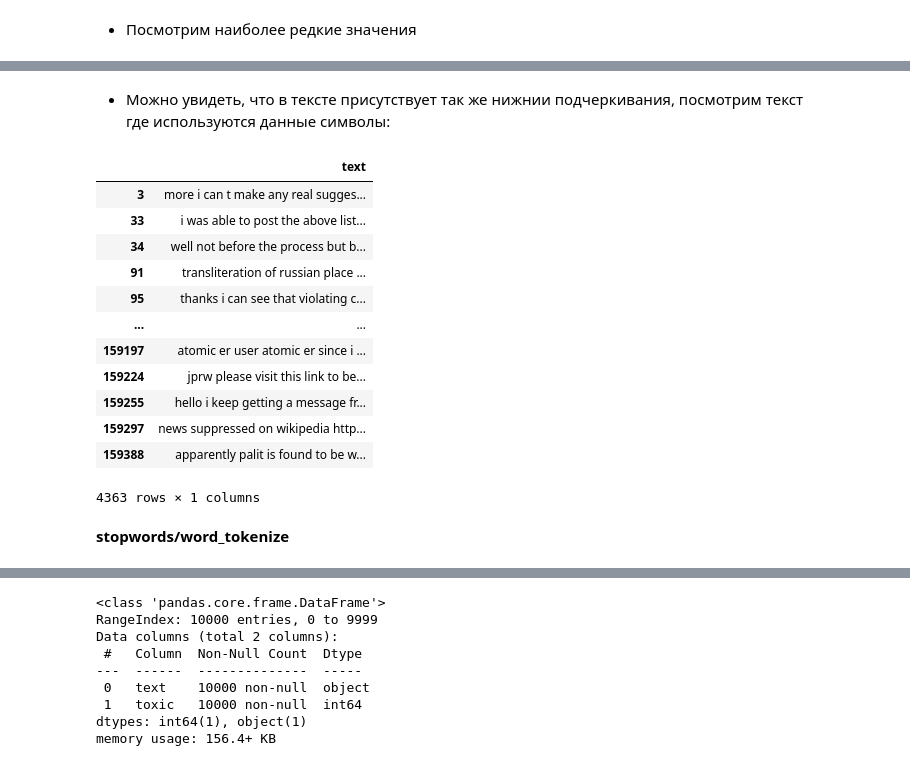
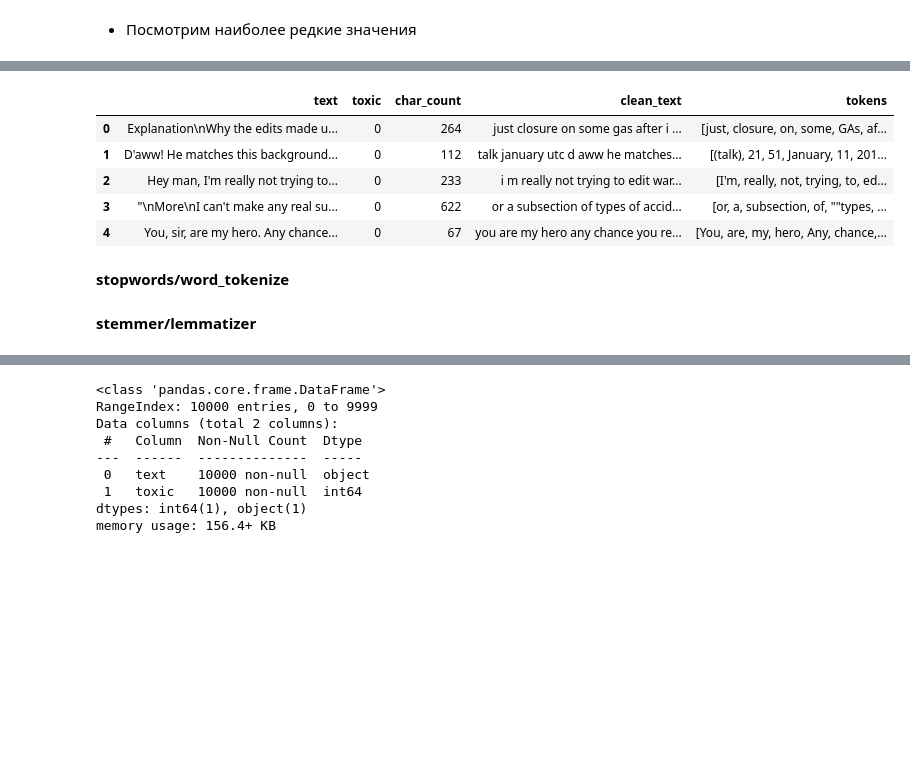
Before and after one commit to Denis-Mukhanov/toxic-comments, a Jupyter notebook: toxic_comments.ipynb, the cells around one changed output, grey strips where cells are left out. Cells and saved outputs as stored; diff of their text form; code cells hidden in the pictures; blank space fills up the shorter version.

Commit message:
add clean text

```diff
--- a/toxic_comments.ipynb
+++ b/toxic_comments.ipynb
@@ -248,6 +268,6 @@ __Частотность слов__
 # %%
 # токенизация текста
-df['tokens'] = df['text'].apply(lambda x: x.split())
+df['tokens'] = df['clean_text'].apply(lambda x: x.split())
 # %%
 # список всех токенов
 tokens_list = [item for sublist in df['tokens'].to_list() for item in sublist]
@@ -278,2 +316,17 @@ display(freq_df)
+# %%
+def clean_text(text):
+    txt = re.sub(r"<.*?>", " ", text) #html тэги меняем на пробел
+    text = text.lower() # перевод в нижний регист
+    # заменяем все символы пунктуации на пробелы
+    text = re.sub(r"[^\w\s]", " ", text)
+    text = re.sub(r"[\d\n]", " ", text)
+    # удаление символов, которые не находятся в диапазоне ASCII
+    text = re.sub(r'[^\x00-\x7F]+', ' ', text)
+    # разделяем все слова и объединяем с единичным пробелом
+    text = " ".join(text.split())
+
+    return text
+# %%
+df['clean_text'] = df['clean_text'].apply(clean_text)
 # %% [markdown]
 - Посмотрим наиболее редкие значения
@@ -296,21 +333,11 @@ freq_df[freq_df['freq'] < 10]
-# %% [markdown]
-- Можно увидеть, что в тексте присутствует так же нижнии подчеркивания, посмотрим текст где используются данные символы:
-# %%
-pd.set_option("display.max_colwidth", 500)
-df[df.text.str.contains('_')][['text']]
-# %% [output]
-|  | text |
-| 3 | more i can t make any real sugges... |
-| 33 | i was able to post the above list... |
-| 34 | well not before the process but b... |
-| 91 | transliteration of russian place ... |
-| 95 | thanks i can see that violating c... |
-| ... | ... |
-| 159197 | atomic er user atomic er since i ... |
-| 159224 | jprw please visit this link to be... |
-| 159255 | hello i keep getting a message fr... |
-| 159297 | news suppressed on wikipedia http... |
-| 159388 | apparently palit is found to be w... |
-4363 rows × 1 columns
+# %%
+display(df.head())
+# %% [output]
+|  | text | toxic | char_count | clean_text | tokens |
+| 0 | Explanation\nWhy the edits made u... | 0 | 264 | just closure on some gas after i ... | [just, closure, on, some, GAs, af... |
+| 1 | D'aww! He matches this background... | 0 | 112 | talk january utc d aww he matches... | [(talk), 21, 51, January, 11, 201... |
+| 2 | Hey man, I'm really not trying to... | 0 | 233 | i m really not trying to edit war... | [I'm, really, not, trying, to, ed... |
+| 3 | "\nMore\nI can't make any real su... | 0 | 622 | or a subsection of types of accid... | [or, a, subsection, of, ""types, ... |
+| 4 | You, sir, are my hero. Any chance... | 0 | 67 | you are my hero any chance you re... | [You, are, my, hero, Any, chance,... |
 # %% [markdown]
 __stopwords/word_tokenize__
@@ -316,0 +352,2 @@ __stopwords/word_tokenize__
+# %% [markdown]
+__stemmer/lemmatizer__
```
Also changed, not shown: parts of 30 cells of this notebook.
